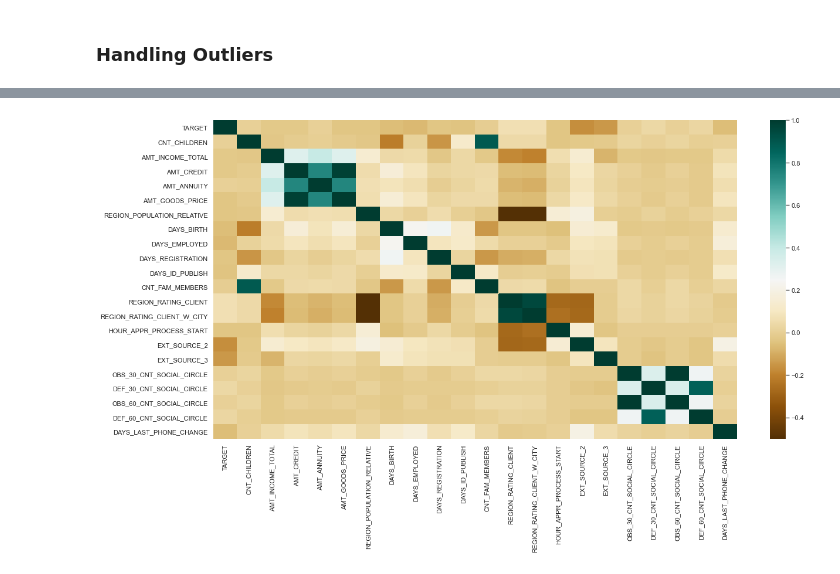
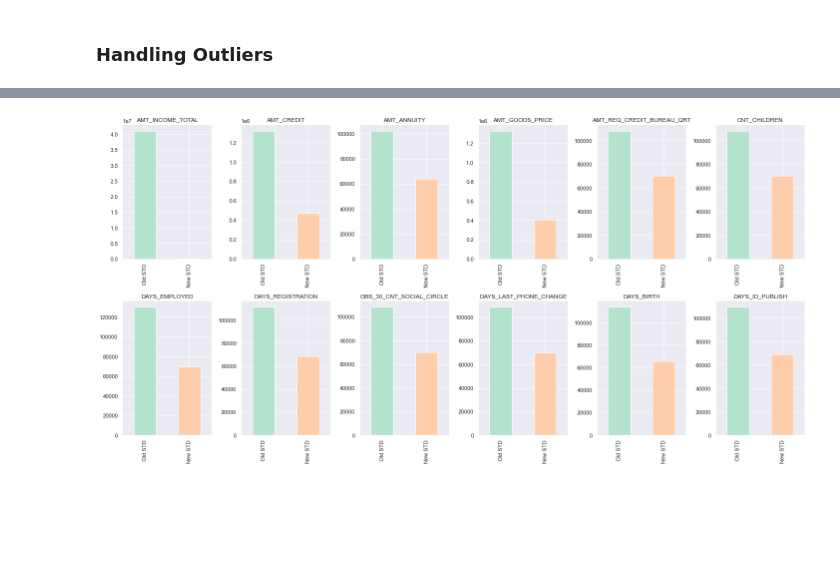
Before and after one commit to sidh-singh/Loan-Prediction-Model, a Jupyter notebook: Assignment2.ipynb, the cells around one changed output, grey strips where cells are left out. Saved outputs shown, nothing was run; the diff lists cells and outputs as text; code cells hidden in the pictures; blank space fills up the shorter version.

```diff
--- a/Assignment2.ipynb
+++ b/Assignment2.ipynb
@@ -314,0 +304,3 @@ app_data.describe()
+# %%
+app_data_wo = app_data.describe()
+app_data_wo.describe()
@@ -374,7 +354,14 @@ app_data
-# %%
-n_df = app_data[['TARGET','CNT_CHILDREN','AMT_INCOME_TOTAL','AMT_CREDIT','AMT_ANNUITY','AMT_GOODS_PRICE','REGION_POPULATION_RELATIVE','DAYS_BIRTH','DAYS_EMPLOYED','DAYS_REGISTRATION','DAYS_ID_PUBLISH','CNT_FAM_MEMBERS','REGION_RATING_CLIENT','REGION_RATING_CLIENT_W_CITY','HOUR_APPR_PROCESS_START','EXT_SOURCE_2','EXT_SOURCE_3','OBS_30_CNT_SOCIAL_CIRCLE','DEF_30_CNT_SOCIAL_CIRCLE','OBS_60_CNT_SOCIAL_CIRCLE','DEF_60_CNT_SOCIAL_CIRCLE','DAYS_LAST_PHONE_CHANGE']]
-plt.figure(figsize=(20,10))
-sns.heatmap(n_df.corr(),cmap='BrBG')
-plt.show()
-# %% [output]
-[figure, removed]
+# %%
+def barplot_matrix(dataframe,m,n):
+    f, axes = plt.subplots(m, n,figsize = (20, 10))
+    for i in range(0,len(dataframe.index)):
+        dataframe[['Old STD','New STD']].iloc[i].plot(ax=axes[int(i/n),int(i%n)],kind='bar',title=dataframe.iloc[i].name,color=plt.cm.Pastel2(np.arange(len(dataframe))))
+    plt.tight_layout()
+# %%
+std_values = pd.concat([app_data_wo.describe().std(),app_data.describe().std()],axis=1,names=['Old STD','New STD'])
+std_values.rename(columns = {0:'Old STD',1:'New STD'},inplace=True)
+std_values = std_values.loc[['AMT_INCOME_TOTAL','AMT_CREDIT','AMT_ANNUITY','AMT_GOODS_PRICE','AMT_REQ_CREDIT_BUREAU_QRT','CNT_CHILDREN','DAYS_EMPLOYED','DAYS_REGISTRATION','OBS_30_CNT_SOCIAL_CIRCLE','DAYS_LAST_PHONE_CHANGE','DAYS_BIRTH','DAYS_ID_PUBLISH']]
+
+barplot_matrix(std_values,2,6)
+# %% [output]
+[figure, added]
```
Also changed, not shown: parts of 13 cells of this notebook, 1 other file.
